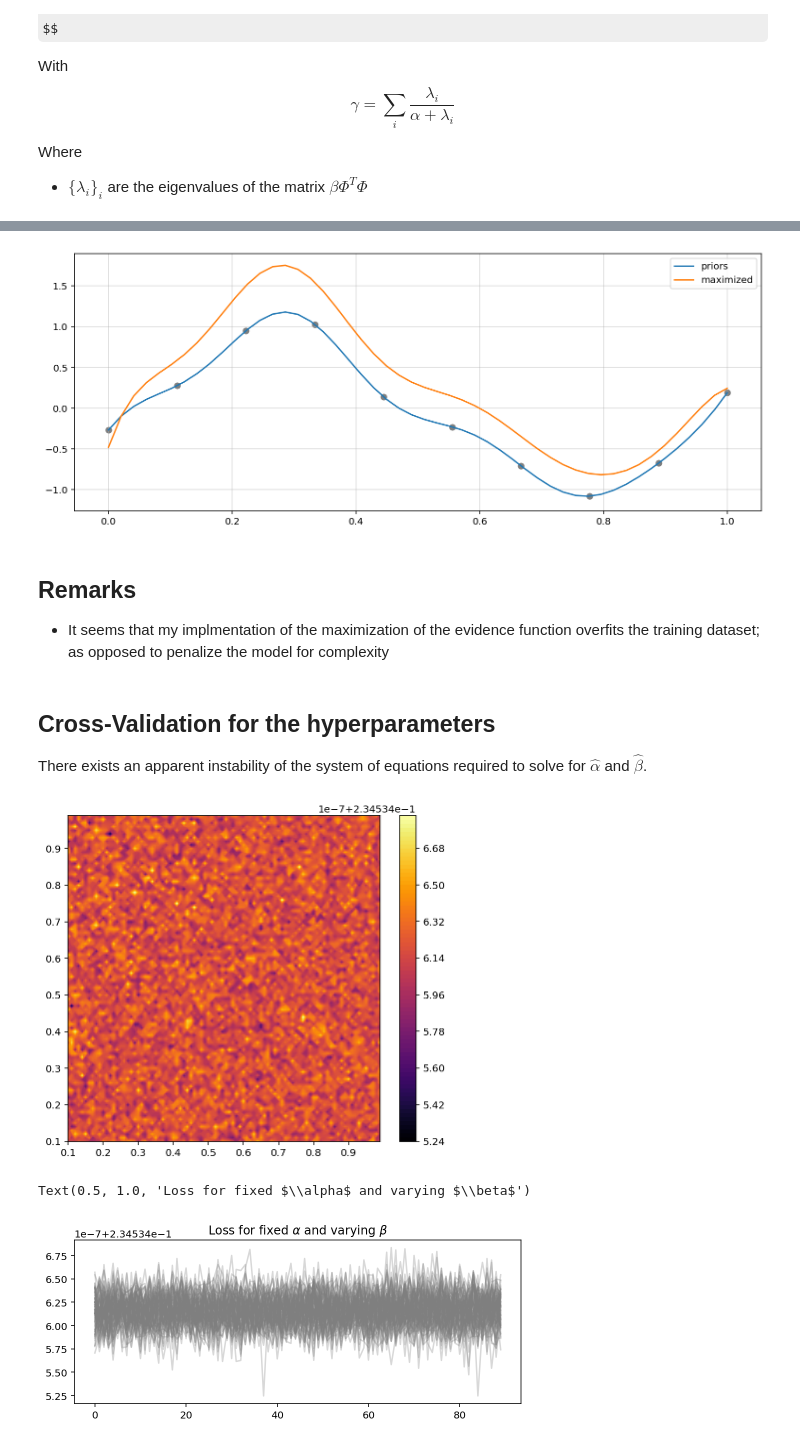
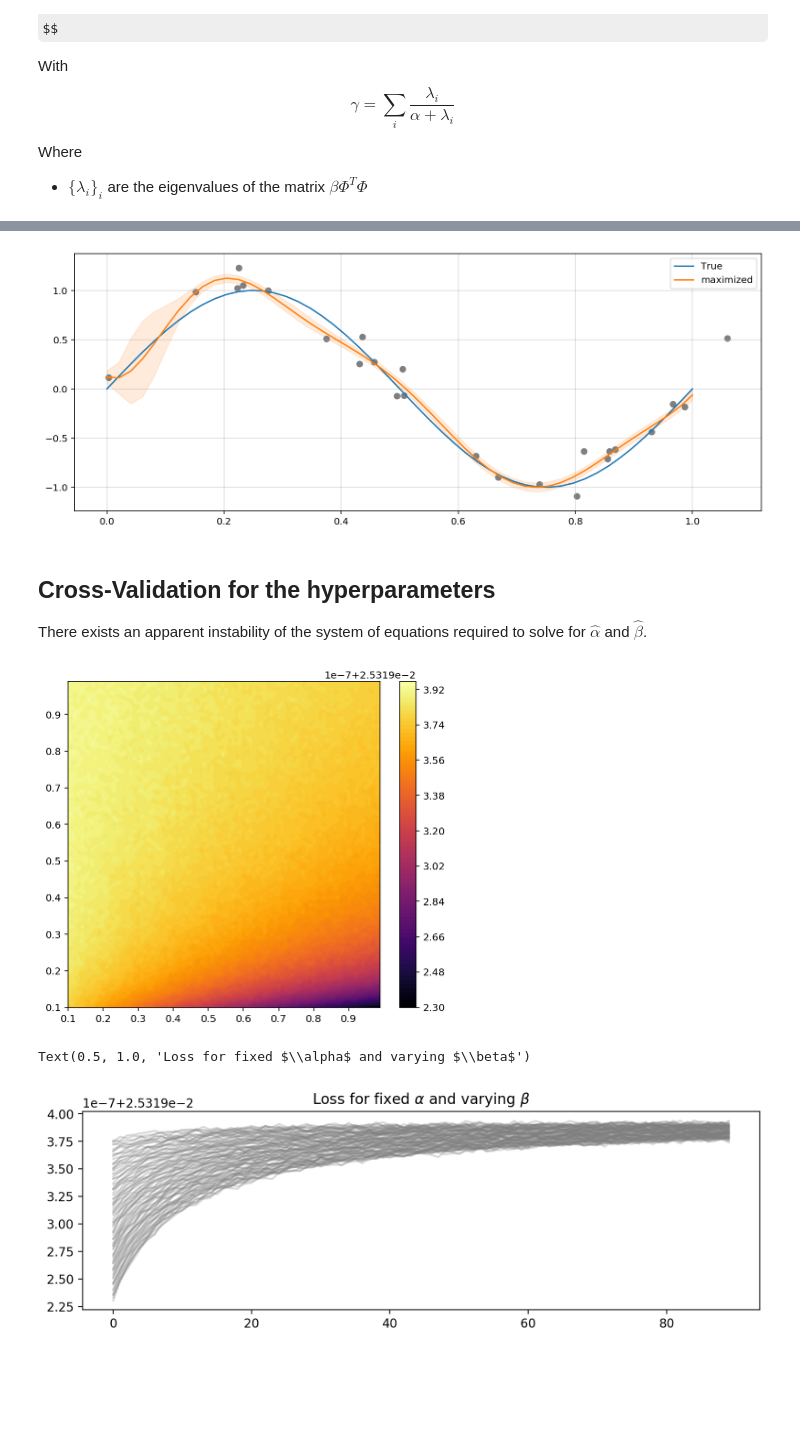
Before and after one commit to gerdm/prml, a Jupyter notebook: chapter3/evidence-approximation.ipynb, the cells around one changed output, grey strips where cells are left out. Cells and saved outputs as stored; diff of their text form; code cells hidden in the pictures; some formulas as TeX source; blank space fills up the shorter version.

Commit message:
Fix evidence approximation

```diff
--- a/chapter3/evidence-approximation.ipynb
+++ b/chapter3/evidence-approximation.ipynb
@@ -20,8 +20,8 @@ x = np.linspace(0, 1, 200)
 t_true = np.sin(2 * np.pi * x)
 
 precision = 1 / 0.15
-N = 10
-x_train = np.linspace(0, 1, N)
+N = 25
+x_train = np.linspace(0, 1, N) + uniform(size=N) / 7
 t_train = np.sin(2 * np.pi * x_train) + randn(N) / precision
 
 fig, ax = plt.subplots(1, 1, figsize=(10, 4))
@@ -282,20 +284,17 @@ plt.title(r"$\alpha-\beta$ estimation");
 # %%
 plt.figure(figsize=(13, 5))
-alpha_prior, beta_prior = 0.001, 100
 phi_x = gaussian_design_matrix(x_in, mus, s, bias=True)
-mN_prior, SN_inv_prior = posterior(Phi, t_train, alpha_prior, beta_prior)
+stdev = 1 / beta + np.diag(phi_x @ inv(SN_inv) @ phi_x.T)
+mu = (phi_x @ mN).ravel()
 
-plt.plot(x_in, (mN_prior.T @ phi_x.T).ravel(), label="priors")
-plt.plot(x_in, (mN.T @ phi_x.T).ravel(), label="maximized")
+plt.plot(x_in, np.sin(2 * np.pi * x_in), label="True")
+plt.plot(x_in, mu, label="maximized", c="tab:orange")
+plt.fill_between(x_in, mu - 2 * stdev, mu + 2 * stdev, alpha=0.15, color="tab:orange")
 plt.scatter(x_train, t_train, c="tab:gray")
 plt.grid(alpha=0.5)
 plt.legend();
 # %% [output]
-[figure, old version]
+[figure, new version]
-# %% [markdown]
-## Remarks
-
-* It seems that my implmentation of the maximization of the evidence function overfits the training dataset; as opposed to penalize the model for complexity
 # %% [markdown]
 ## Cross-Validation for the hyperparameters
 
@@ -328,12 +327,12 @@ plt.figure(figsize=(7, 6))
 plt.contourf(*ab_mat, errs, cmap="inferno", levels=100)
 plt.colorbar();
 # %% [output]
-[figure, old version]
+[figure, new version]
 # %%
-plt.figure(figsize=(8, 3))
+plt.figure(figsize=(10, 3), dpi=100)
 for err in errs:
     plt.plot(err, c="tab:gray", alpha=0.3)
 plt.title(r"Loss for fixed $\alpha$ and varying $\beta$")
 # %% [output]
 Text(0.5, 1.0, 'Loss for fixed $\\alpha$ and varying $\\beta$')
-[figure, old version]
+[figure, new version]
```
Also changed, not shown: parts of 6 cells of this notebook.
